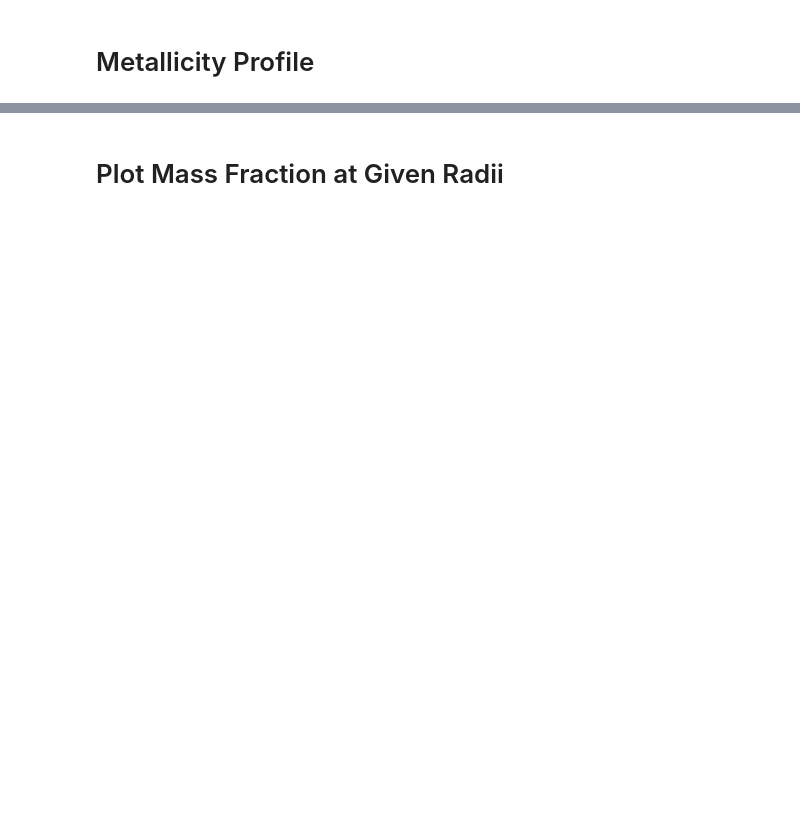
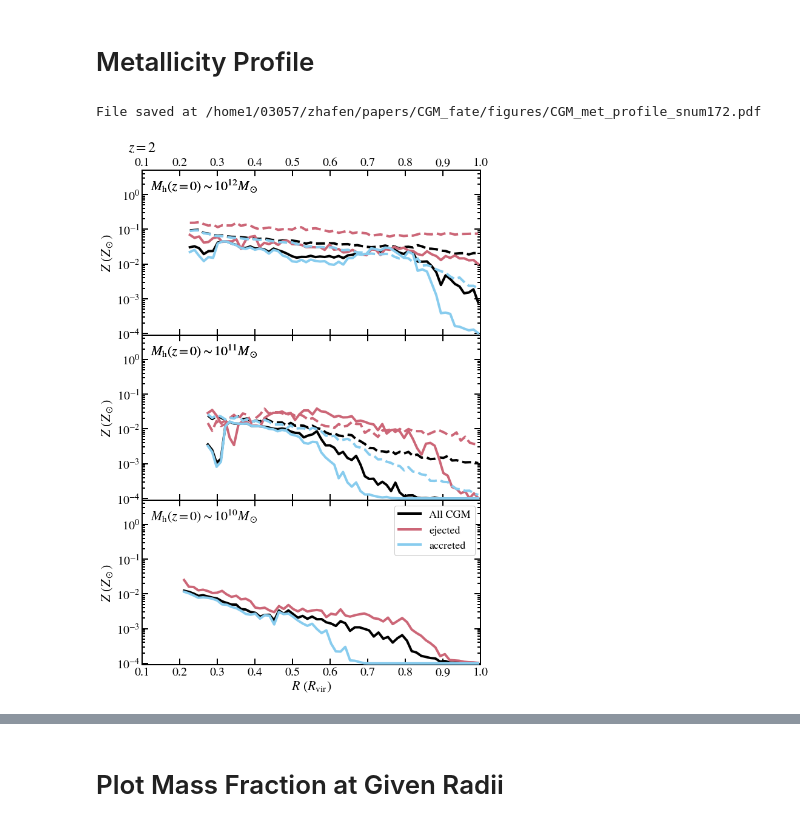
Before and after one commit to zhafen/CGM_fate_analysis, a Jupyter notebook: multi_sim_analysis/radial_profile.ipynb, the cells around one changed output, grey strips where cells are left out. Drawn from its saved outputs; the diff is of its cells as text; code cells hidden in the pictures; blank space fills up the shorter version.

```diff
--- a/multi_sim_analysis/radial_profile.ipynb
+++ b/multi_sim_analysis/radial_profile.ipynb
@@ -505,6 +531,10 @@ for j, mass_bin in enumerate( mass_bins ):
 
         for is_md in [ False, True ]:
 
+            # Skip the single metal diffusion m10 sim
+            if is_md and mass_bin == 'm10':
+                continue
+
             radii_bin = radii_split[is_md]
             metallicities_bin = metallicities_split[is_md]
 
@@ -518,7 +548,7 @@ for j, mass_bin in enumerate( mass_bins ):
                 True: '--',
             }
             statistics = {
-                True: 'mean',
+                True: 'median',
                 False: 'median',
             }
             med, low_p, high_p, bin_edges = w_plotter.statistic_and_interval(
@@ -576,49 +606,52 @@ for j, mass_bin in enumerate( mass_bins ):
         # Plot label
         if ax.is_first_row() and classification == 'is_in_CGM':
             ax.annotate(
                 s = r'$z=' + '{:.02g}'.format( w.redshift.values[ind] ) + '$',
                 xy = ( 0.0, 1.0 ),
                 xytext = ( 0., 25., ),
                 xycoords = 'axes fraction',
                 textcoords = 'offset points',
                 horizontalalignment = 'center',
                 verticalalignment = 'bottom',
                 fontsize = 24,
             )
 
         # Adjust tick parameters
         ax.tick_params( direction='in', which='both', top=True, right=True )
 
-        # Legend, including tweaking
-        if classification == 'is_CGM_EP':
-            # Reorder labels and preserve to slap them on the last plot
-            handles, labels = ax.get_legend_handles_labels()
-            for i, gamma in enumerate( gammas ):
-                handles.append( handles[1] )
-                labels.append( labels[1] )
-                handles.remove( handles[1] )
-                labels.remove( labels[1] )
+#         # Legend, including tweaking
+#         if classification == 'is_CGM_':
+#             # Reorder labels and preserve to slap them on the last plot
+#             handles, labels = ax.get_legend_handles_labels()
+#             for i, gamma in enumerate( gammas ):
+#                 handles.append( handles[1] )
+#                 labels.append( labels[1] )
+#                 handles.remove( handles[1] )
+#                 labels.remove( labels[1] )
         if ax.is_last_row():
             loc = {
                 465: None,
                 172: 'upper left',
             }
             ax.legend(
-                handles,
-                labels,
+#                 handles,
+#                 labels,
                 prop = { 'size': 18 },
 #                 loc = loc[snum],
 #                 ncol = ncol[snum],
                 framealpha = 1.,
             )
 
 # Save the File
 save_file = 'CGM_met_profile_snum{}.pdf'.format( snum )
-# plotting.save_fig(
-#     out_dir = file_manager.get_project_figure_dir(),
-#     save_file = save_file,
-#     fig = fig,
-# )
+plotting.save_fig(
+    out_dir = file_manager.get_project_figure_dir(),
+    save_file = save_file,
+    fig = fig,
+)
+# %% [output]
+File saved at /home1/03057/zhafen/papers/CGM_fate/figures/CGM_met_profile_snum172.pdf
+[figure, added]
 # %%
 n_cols = 4
 
```
Also changed, not shown: parts of 68 cells of this notebook, 18 other files.
